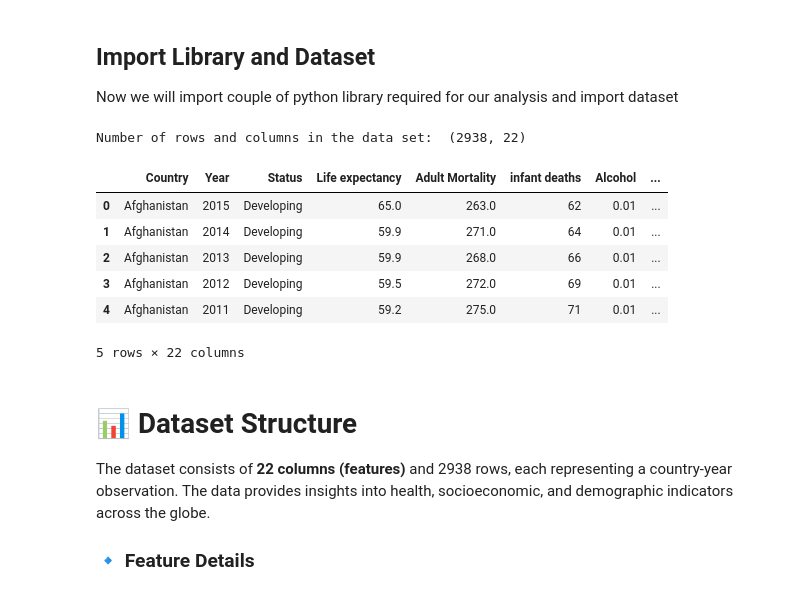
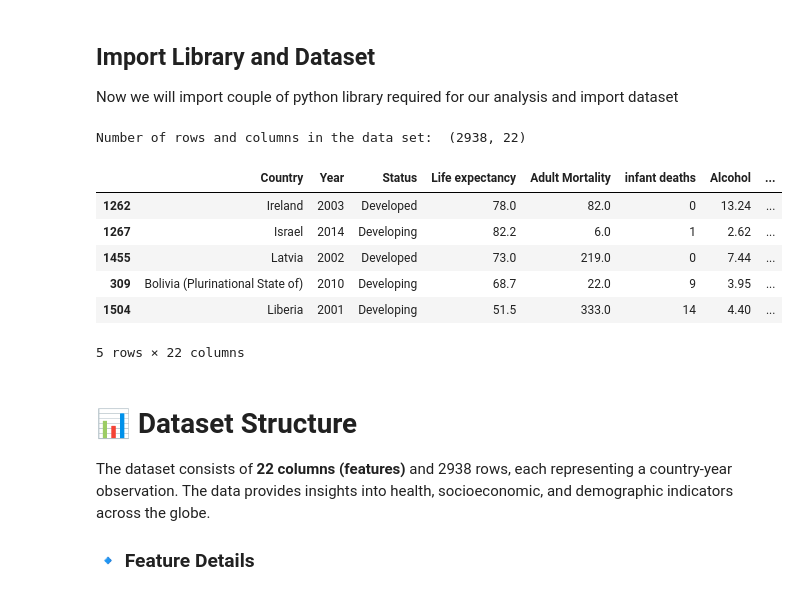
Before and after one commit to nameisalfio/linear-regression-numerical-methods, a Jupyter notebook: linear-regression-tutorial.ipynb, the cells around one changed output. Saved outputs shown, nothing was run; the diff lists cells and outputs as text; code cells hidden in the pictures.

```diff
--- a/linear-regression-tutorial.ipynb
+++ b/linear-regression-tutorial.ipynb
@@ -57,19 +57,19 @@ plt.style.use('ggplot')
 # %%
 # Import dataset
 df = pd.read_csv("Life Expectancy Data.csv.xls")
 print('\nNumber of rows and columns in the data set: ',df.shape)
 print('')
 
 #Lets look into top few rows and columns in the dataset
-df.head()
+df.sample(5)
 # %% [output]
 Number of rows and columns in the data set:  (2938, 22)
 |  | Country | Year | Status | Life expectancy | Adult Mortality | infant deaths | Alcohol | ... |
-| 0 | Afghanistan | 2015 | Developing | 65.0 | 263.0 | 62 | 0.01 | ... |
-| 1 | Afghanistan | 2014 | Developing | 59.9 | 271.0 | 64 | 0.01 | ... |
-| 2 | Afghanistan | 2013 | Developing | 59.9 | 268.0 | 66 | 0.01 | ... |
-| 3 | Afghanistan | 2012 | Developing | 59.5 | 272.0 | 69 | 0.01 | ... |
-| 4 | Afghanistan | 2011 | Developing | 59.2 | 275.0 | 71 | 0.01 | ... |
+| 1262 | Ireland | 2003 | Developed | 78.0 | 82.0 | 0 | 13.24 | ... |
+| 1267 | Israel | 2014 | Developing | 82.2 | 6.0 | 1 | 2.62 | ... |
+| 1455 | Latvia | 2002 | Developed | 73.0 | 219.0 | 0 | 7.44 | ... |
+| 309 | Bolivia (Plurinational State of) | 2010 | Developing | 68.7 | 22.0 | 9 | 3.95 | ... |
+| 1504 | Liberia | 2001 | Developing | 51.5 | 333.0 | 14 | 4.40 | ... |
 5 rows × 22 columns
 # %% [markdown]
 # 📊 Dataset Structure
```
Also changed, not shown: parts of 10 cells of this notebook, 2 other files.
